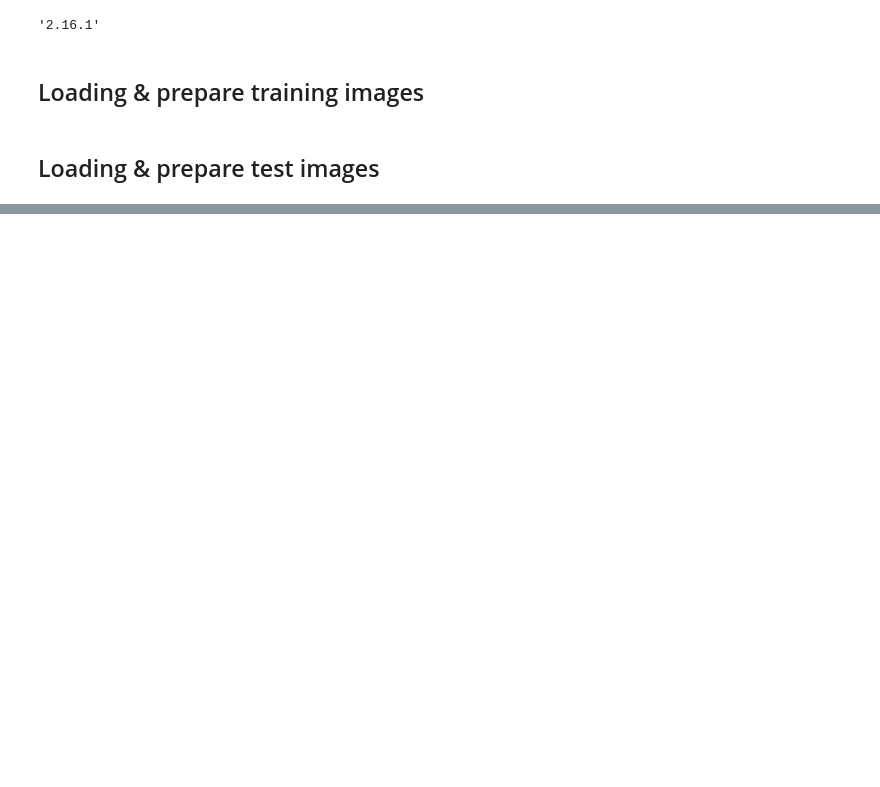
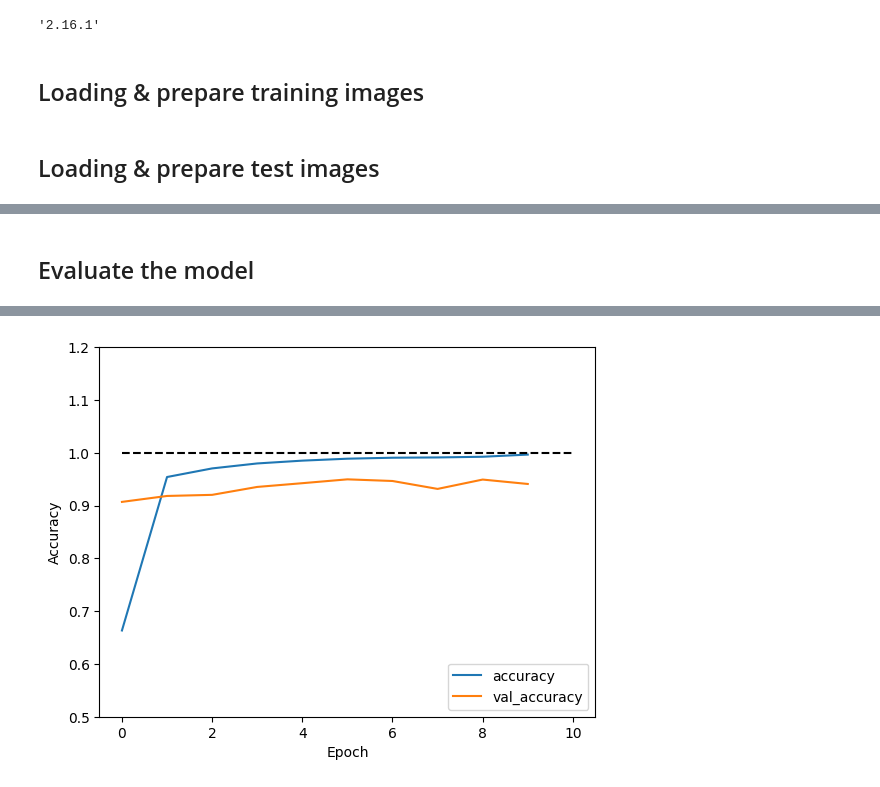
Before and after one commit to Azalurg/Data-Science-and-ML, a Jupyter notebook: tensorflow_project/project.ipynb, the cells around one changed output, grey strips where cells are left out. Drawn from its saved outputs; the diff is of its cells as text; code cells hidden in the pictures; blank space fills up the shorter version.

```diff
--- a/tensorflow_project/project.ipynb
+++ b/tensorflow_project/project.ipynb
@@ -87,8 +86,6 @@ X_train = X_train / 255.0
 # %% [markdown]
 ## Loading & prepare test images
 # %%
-data_range = range(0, 10)
-image_final_size = (40, 40)
 training_data_path = "./GTSRB/Final_Test/Images/"
 
 X_test = []
@@ -117,0 +117,13 @@ plt.imshow(X_test[0])
+# %%
+model = models.Sequential()
+model.add(layers.InputLayer((image_final_size[0], image_final_size[1], 3)))
+model.add(layers.Conv2D(32, (3, 3), activation='relu', padding="same"))
+model.add(layers.MaxPooling2D((2, 2)))
+model.add(layers.Conv2D(32, (3, 3), activation='relu', padding="same"))
+model.add(layers.MaxPooling2D((2, 2)))
+
+model.add(layers.Flatten())
+model.add(layers.Dense(64, activation='relu'))
+model.add(layers.Dense(units=len(data_range), activation='softmax'))
+
+model.summary()
@@ -117,0 +154,4 @@ plt.imshow(X_test[0])
+# %%
+model.compile(loss="sparse_categorical_crossentropy", optimizer="Adam", metrics=["sparse_categorical_accuracy"])
+
+history = model.fit(X_train, y_train, epochs=10, validation_data=(X_test, y_test))
@@ -117,0 +179,14 @@ plt.imshow(X_test[0])
+# %% [markdown]
+## Evaluate the model
+# %%
+plt.plot(history.history['sparse_categorical_accuracy'], label='accuracy')
+plt.plot(history.history['val_sparse_categorical_accuracy'], label = 'val_accuracy')
+plt.plot([0, 10], [1,1], "k--")
+plt.xlabel('Epoch')
+plt.ylabel('Accuracy')
+plt.ylim([0.5, 1.2])
+plt.legend(loc='lower right')
+
+test_loss, test_acc = model.evaluate(X_test,  y_test, verbose=2)
+print(f"Final accuracy: {round(test_acc, 4)}%")
+# %% [output]
@@ -117,0 +195 @@ plt.imshow(X_test[0])
+[figure, added]
```
Also changed, not shown: parts of 8 cells of this notebook.
